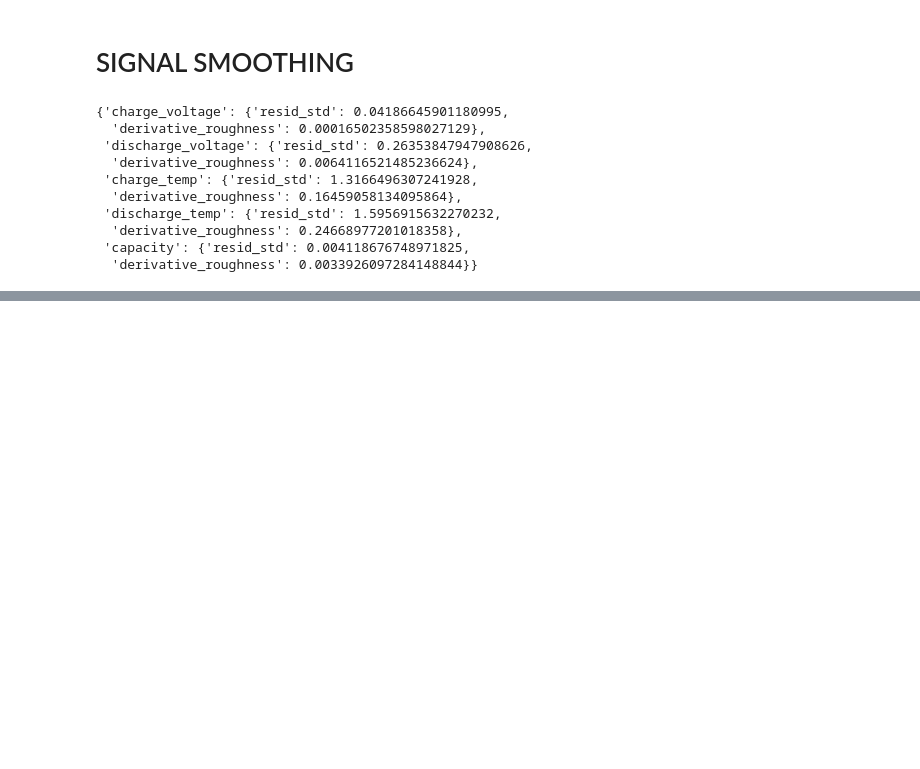
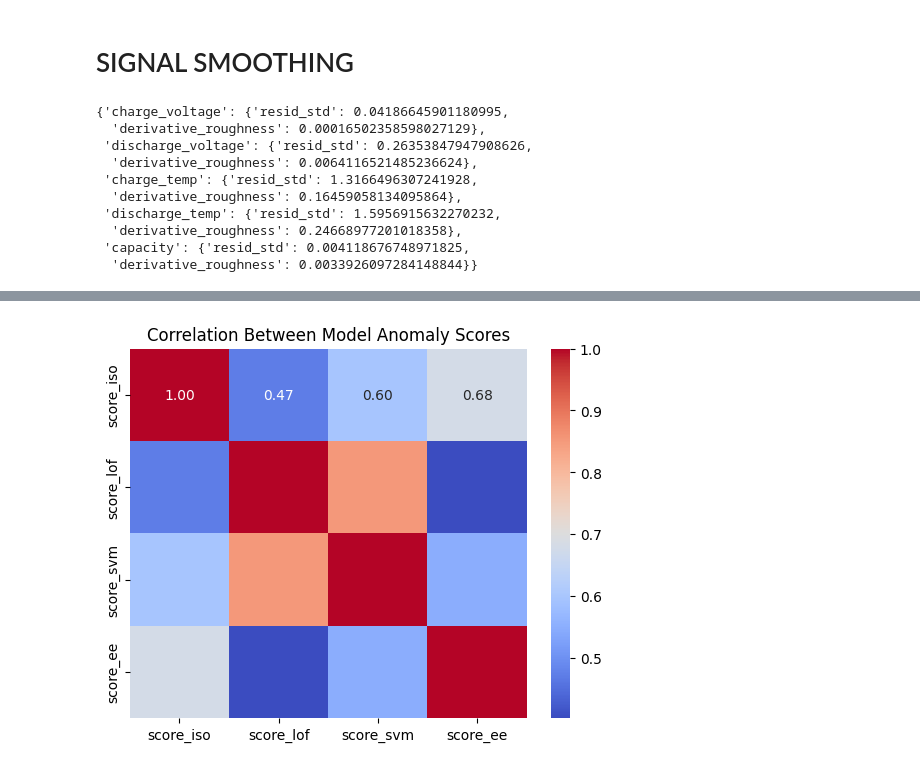
Before and after one commit to kru2710shna/Battery-Degradation-Pattern-Detection, a Jupyter notebook: EDA_Process/eda_battery.ipynb, the cells around one changed output, grey strips where cells are left out. Saved outputs shown, nothing was run; the diff lists cells and outputs as text; code cells hidden in the pictures; blank space fills up the shorter version.

Commit message:
Model Training Donr

```diff
--- a/EDA_Process/eda_battery.ipynb
+++ b/EDA_Process/eda_battery.ipynb
@@ -196,0 +380,48 @@ qc_report
+# %%
+# === Cell 8: Compare model overlaps and correlations ===
+import pandas as pd
+import numpy as np
+import plotly.express as px
+import plotly.figure_factory as ff
+import seaborn as sns
+import matplotlib.pyplot as plt
+
+# Binary anomaly columns
+anomaly_cols = ["anomaly_iso","anomaly_lof","anomaly_svm","anomaly_ee"]
+
+# ---- 1️⃣ Overlap / Agreement Matrix ----
+agree = pd.DataFrame(index=anomaly_cols, columns=anomaly_cols, dtype=float)
+for a in anomaly_cols:
+    for b in anomaly_cols:
+        inter = np.logical_and(df_model[a]==1, df_model[b]==1).sum()
+        union = np.logical_or(df_model[a]==1, df_model[b]==1).sum()
+        agree.loc[a,b] = inter/union if union>0 else 0.0
+
+fig = px.imshow(
+    agree, text_auto=True, color_continuous_scale="Blues",
+    title="Model Agreement (Jaccard Similarity: 1 = full overlap)"
+)
+fig.show()
+
+# ---- 2️⃣ Anomaly Counts Bar Plot ----
+count_df = (
+    df_model[anomaly_cols].sum().reset_index()
+    .rename(columns={"index":"Model",0:"Anomaly_Count"})
+)
+count_df["Percent"] = 100*count_df["Anomaly_Count"]/len(df_model)
+fig2 = px.bar(
+    count_df, x="Model", y="Percent",
+    color="Model", title="Anomaly % per Model",
+    text=round(count_df["Percent"],2),
+    color_discrete_sequence=px.colors.qualitative.Dark2
+)
+fig2.update_traces(textposition="outside")
+fig2.show()
+
+# ---- 3️⃣ Correlation between model scores ----
+score_cols = ["score_iso","score_lof","score_svm","score_ee"]
+corr = df_model[score_cols].corr()
+sns.heatmap(corr, annot=True, cmap="coolwarm", fmt=".2f")
+plt.title("Correlation Between Model Anomaly Scores")
+plt.show()
+# %% [output]
@@ -196,0 +429 @@ qc_report
+[figure, added]
```
Also changed, not shown: parts of 8 cells of this notebook, 2 other files.
